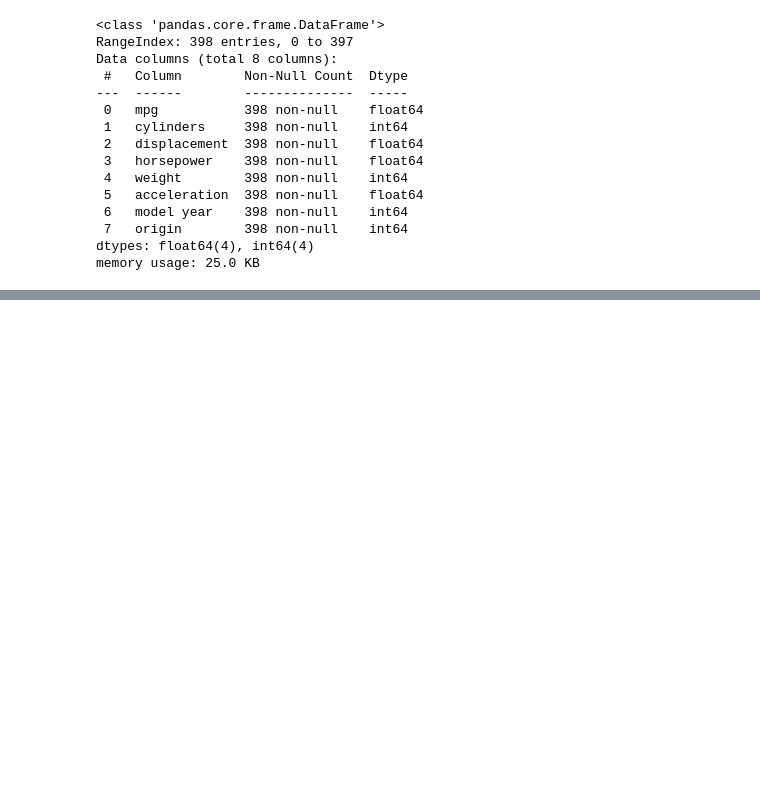
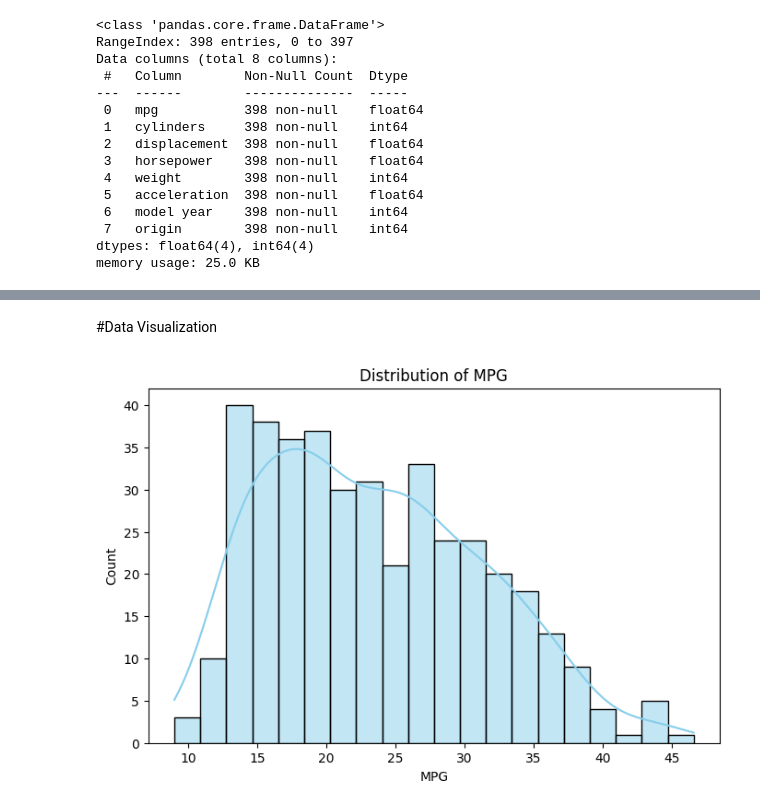
Before and after one commit to Mohamedsadek12/auto-mpg-Dataset, a Jupyter notebook: Auto_mpg_dataset.ipynb, the cells around one changed output, grey strips where cells are left out. Saved outputs shown, nothing was run; the diff lists cells and outputs as text; code cells hidden in the pictures; blank space fills up the shorter version.

```diff
--- a/Auto_mpg_dataset.ipynb
+++ b/Auto_mpg_dataset.ipynb
@@ -141,0 +188,12 @@ df.head()
+# %% [markdown]
+#Data Visualization
+# %%
+# Distribution of MPG
+plt.figure(figsize=(8,5))
+sns.histplot(df["mpg"], kde=True, bins=20, color="skyblue")
+plt.title("Distribution of MPG")
+plt.xlabel("MPG")
+plt.ylabel("Count")
+plt.show()
+# %% [output]
+[figure, added]
```
Also changed, not shown: parts of 16 cells of this notebook, 1 other file.
